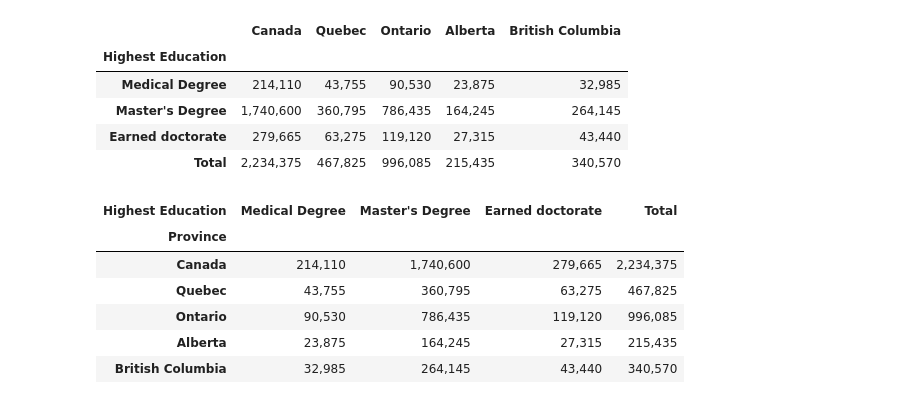
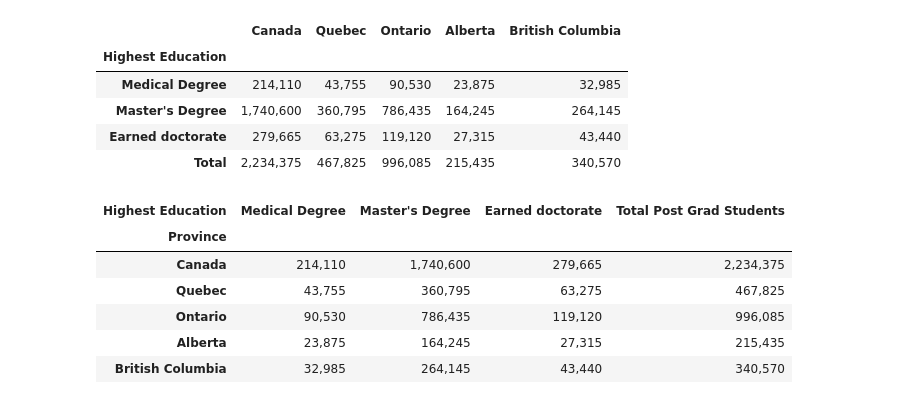
Before and after one commit to BehnooshNasri/project_one, a Jupyter notebook: Esi_Income_Analysis.ipynb, the cells around one changed output. Drawn from its saved outputs; the diff is of its cells as text; code cells hidden in the pictures.

```diff
--- a/Esi_Income_Analysis.ipynb
+++ b/Esi_Income_Analysis.ipynb
@@ -36,10 +37,11 @@ grad_school_clean_df
 # %%
 #transpose and clean
 grad_school_transposed = grad_school_clean_df.transpose()
 grad_school_final = grad_school_transposed.rename_axis('Province')
+grad_school_final = grad_school_final.rename(columns={'Total':'Total Post Grad Students'})
 grad_school_final
 # %% [output]
-| Highest Education | Medical Degree | Master's Degree | Earned doctorate | Total |
+| Highest Education | Medical Degree | Master's Degree | Earned doctorate | Total Post Grad Students |
 | Province |  |  |  |  |
 | Canada | 214,110 | 1,740,600 | 279,665 | 2,234,375 |
 | Quebec | 43,755 | 360,795 | 63,275 | 467,825 |
```
Also changed, not shown: parts of 5 cells of this notebook.
